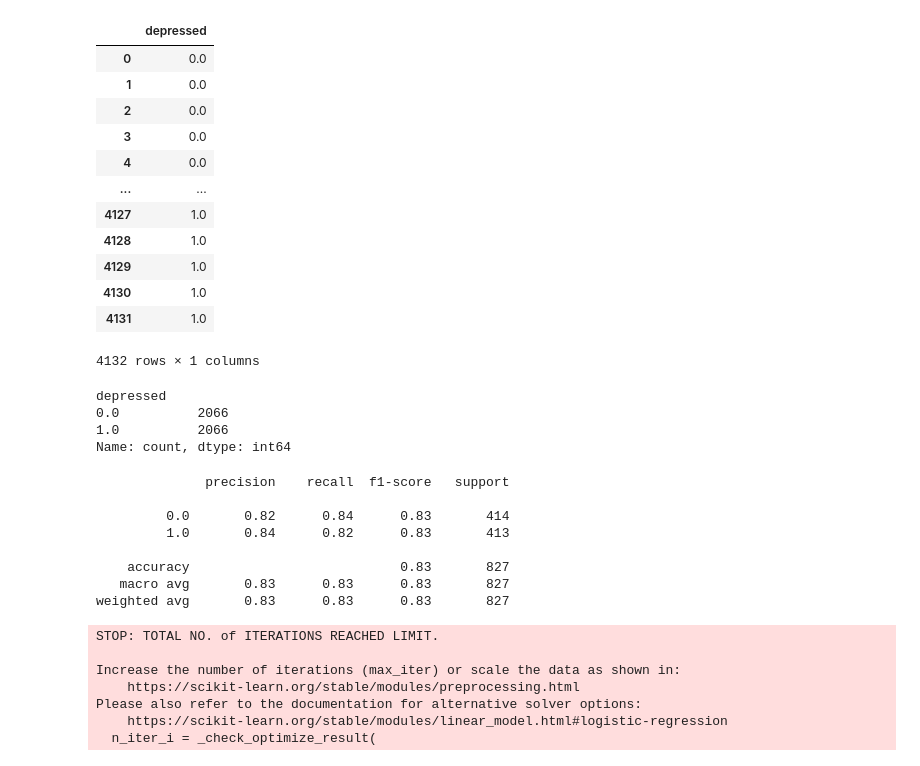
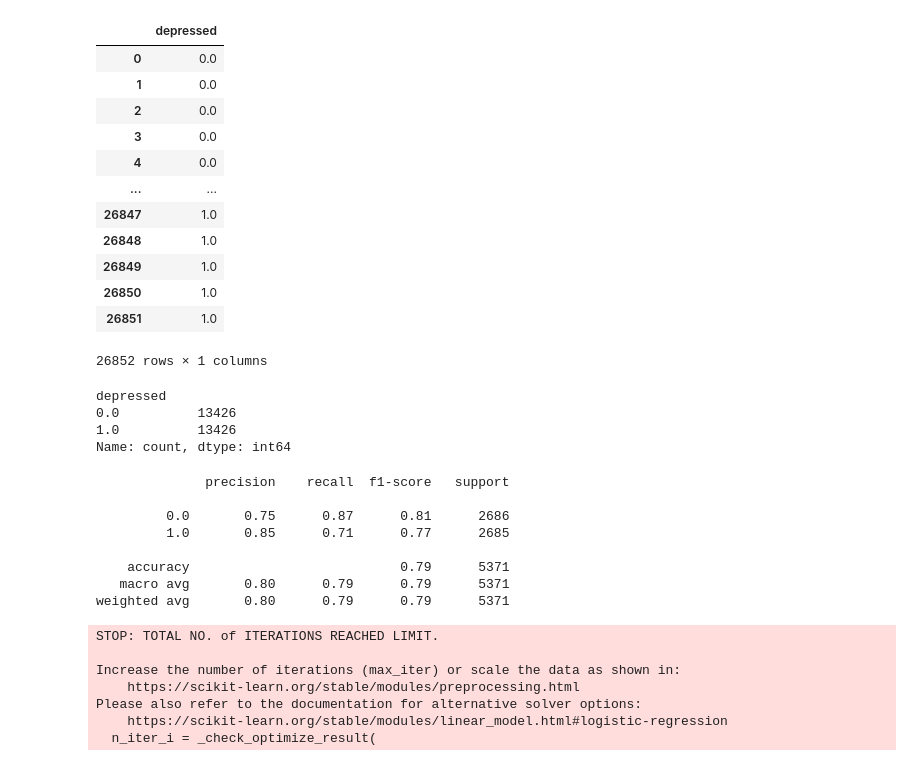
Before and after one commit to Bong-HoonLee/Predicting-Depression, a Jupyter notebook: archive/logistic_regression.ipynb, the cells around one changed output. Drawn from its saved outputs; the diff is of its cells as text; code cells hidden in the pictures.

```diff
--- a/archive/logistic_regression.ipynb
+++ b/archive/logistic_regression.ipynb
@@ -4,8 +4,8 @@ import numpy as np
 import seaborn as sns
 import matplotlib.pyplot as plt
 
-train_X = pd.read_csv('../data/train_X_eda01.csv')
-train_y = pd.read_csv('../data/train_y_eda01.csv')
+train_X = pd.read_csv('../data/trn_X_20231211_final_col_01_transformed.csv')
+train_y = pd.read_csv('../data/trn_y_20231211_final_col_01_transformed.csv')
 # %%
 train_X.isnull().sum()
 # %% [output]
@@ -92,35 +87,35 @@ X, y = transform(train_X, train_y, numerical, onehot, label, y_related)
 #     return vif
 
 # calculate_vif(X, X.columns)
-# %%
-y
-# %% [output]
-|  | depressed |
-| 0 | 0.0 |
-| 1 | 0.0 |
-| 2 | 0.0 |
-| 3 | 0.0 |
-| 4 | 0.0 |
-| ... | ... |
-| 4127 | 1.0 |
-| 4128 | 1.0 |
-| 4129 | 1.0 |
-| 4130 | 1.0 |
-| 4131 | 1.0 |
-4132 rows × 1 columns
+# %%
+train_y
+# %% [output]
+|  | depressed |
+| 0 | 0.0 |
+| 1 | 0.0 |
+| 2 | 0.0 |
+| 3 | 0.0 |
+| 4 | 0.0 |
+| ... | ... |
+| 26847 | 1.0 |
+| 26848 | 1.0 |
+| 26849 | 1.0 |
+| 26850 | 1.0 |
+| 26851 | 1.0 |
+26852 rows × 1 columns
 # %%
-y.value_counts()
+train_y.value_counts()
 # %% [output]
 depressed
-0.0          2066
-1.0          2066
+0.0          13426
+1.0          13426
 Name: count, dtype: int64
 # %%
 from sklearn.model_selection import train_test_split
 from sklearn.linear_model import LogisticRegression
 from sklearn.metrics import accuracy_score, classification_report
 
-X_train, X_test, y_train, y_test = train_test_split(X, y, test_size=0.2, random_state=42, stratify=y['depressed'])
+X_train, X_test, y_train, y_test = train_test_split(train_X, train_y, test_size=0.2, random_state=42, stratify=train_y['depressed'])
 
 # Logistic Regression 모델 생성 및 학습
 model = LogisticRegression()
@@ -134,12 +129,12 @@ print(classification_report(y_test, y_pred))
 # %% [output]
               precision    recall  f1-score   support
 
-         0.0       0.82      0.84      0.83       414
-         1.0       0.84      0.82      0.83       413
+         0.0       0.75      0.87      0.81      2686
+         1.0       0.85      0.71      0.77      2685
 
-    accuracy                           0.83       827
-   macro avg       0.83      0.83      0.83       827
-weighted avg       0.83      0.83      0.83       827
+    accuracy                           0.79      5371
+   macro avg       0.80      0.79      0.79      5371
+weighted avg       0.80      0.79      0.79      5371
 STOP: TOTAL NO. of ITERATIONS REACHED LIMIT.
 
 Increase the number of iterations (max_iter) or scale the data as shown in:
```
Also changed, not shown: parts of 3 cells of this notebook, 5 other files.
